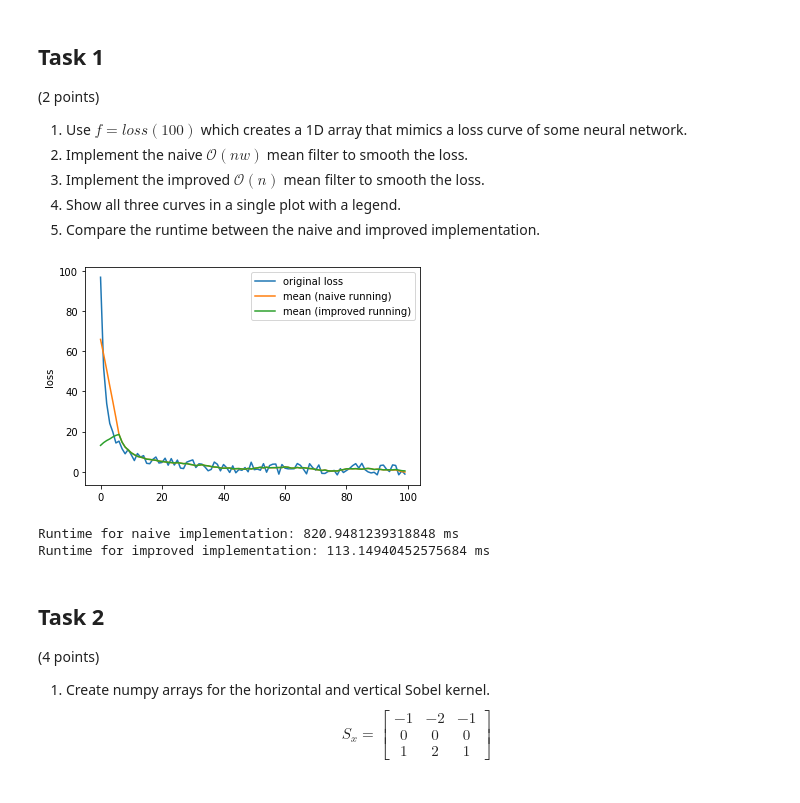
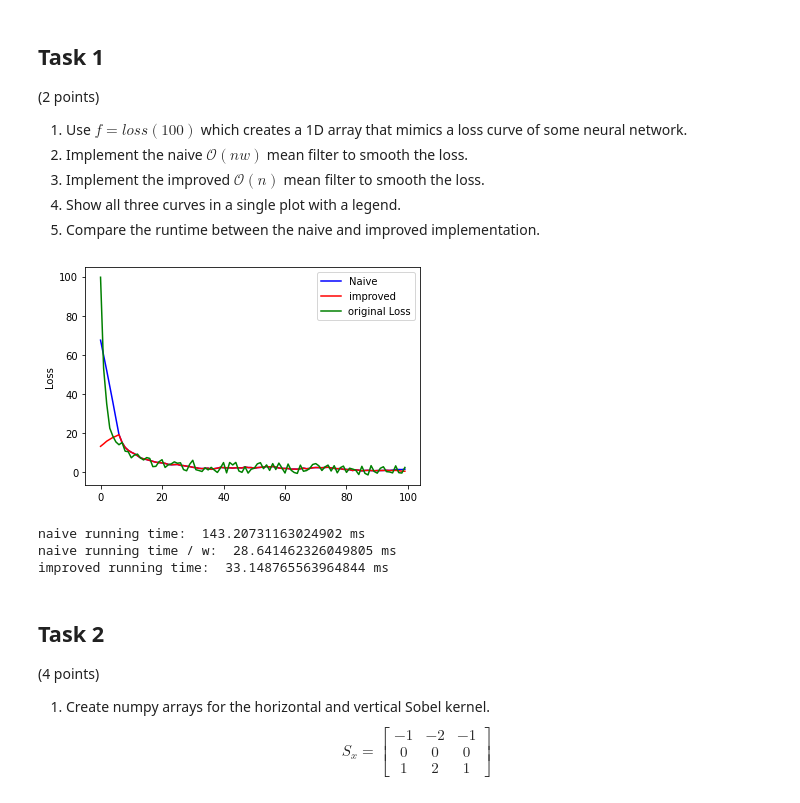
Before and after one commit to sweber31/3dcv-students, a Jupyter notebook: 2.0-tl-image-filter.ipynb, the cells around one changed output. Drawn from its saved outputs; the diff is of its cells as text; code cells hidden in the pictures.

```diff
--- a/2.0-tl-image-filter.ipynb
+++ b/2.0-tl-image-filter.ipynb
@@ -28,7 +27,9 @@ import random
 def loss(n):
     return 1.0 / (0.01 * (np.arange(0, n) + 1)) + 3.0 * np.random.uniform(-1.00, 1.00, n)
 
-fs = loss(100)
+# TODO: generate f with loss helper function
+
+f = loss(100)
 
 # 2.
 def naive_running_mean(f, w):
@@ -38,65 +39,73 @@ def naive_running_mean(f, w):
     f -- contains the values
     w -- window size
     '''
+    f_mean= np.zeros(len(f))
 
-    g = np.zeros(len(f))
-    for x in range(len(f)):
-        sum = 0
-        for xp in range(x - w, x + w + 1):
-            # edge cases:
-            if xp >= len(f):
-                xp = len(f)-1
-            elif xp < 0:
-                xp = 0
+    for i in range(len(f)):
+        f_sum = 0
+        for j in range(i-w,i+w+1):
+            if j<0:                      #clamp padding
+                f_sum = f_sum + f[0]
+            elif j >= len(f):
+                f_sum = f_sum + f[len(f)-1]
+            else:
+                f_sum = f_sum + f[j]
 
-            sum += f[xp]
-            g[x] = sum / (2 * w + 1)
+        f_mean[i] = f_sum/(2*w+1)
 
-    return g
+    return f_mean
 
 # 3.
 def improved_running_mean(f, w):
     '''
     Apply the improved running mean filter and return the smoothed values.
 
     f -- contains the values
     w -- window size
     '''
 
     f_tilde = np.cumsum(f)
     g = np.zeros(len(f))
-    for x in range(len(f)):
-        g[x] = (f_tilde[min(x+w,len(f)-1)] - f_tilde[max(x-w-1,0)]) / (2*w+1)
+
+    for i in range(len(f)):
+        if i-w-1<0:                                                      #clamp padding
+            g[i] = (f_tilde[i+w]-f_tilde[0])/(2*w+1)
+        elif i+w >= len(f):
+            g[i] = (f_tilde[len(f)-1]-f_tilde[i-w-1])/(2*w+1)
+        else:
+            g[i] = (f_tilde[i+w]-f_tilde[i-w-1])/(2*w+1)
 
     return g
 
 # 4.
 ws = 5
-plt.figure()
-plt.plot(fs, label='original loss')
-plt.plot(naive_running_mean(fs, ws), label='mean (naive running)')
-plt.plot(improved_running_mean(fs, ws), label='mean (improved running)')
-plt.ylabel('loss')
+
+# TODO: Plot all three curves in a single plot
+plt.plot(np.arange(len(f)),naive_running_mean(f,ws),color="blue",label="Naive")
+plt.plot(np.arange(len(f)),improved_running_mean(f,ws),color="red",label="improved")
+plt.plot(np.arange(len(f)),f, label="original Loss",color="green")
 plt.legend()
+plt.ylabel("Loss")
 plt.show()
 
 # 5.
-ws = 5
-fs = loss(10**5)
+# TODO: Measure and print the runtime of both methods in Milliseconds
+f= loss(10000)
+t_start = time.time()
+naive_running_mean(f,ws)
+t_stop = time.time()
+print("naive running time: ", (t_stop-t_start)*1000,"ms")
+print("naive running time / w: ", (t_stop-t_start)*1000/ws,"ms")
 
 t_start = time.time()
-naive_running_mean(fs, ws)
-t_end = time.time()
-print('Runtime for naive implementation: {} ms'.format((t_end - t_start)*1000))
-
-t_start = time.time()
-improved_running_mean(fs, ws)
-t_end = time.time()
-print('Runtime for improved implementation: {} ms'.format((t_end - t_start)*1000))
+improved_running_mean(f,ws)
+t_stop = time.time()
+print("improved running time: ", (t_stop-t_start)*1000,"ms")
 # %% [output]
-[figure, old version]
+[figure, new version]
-Runtime for naive implementation: 820.9481239318848 ms
-Runtime for improved implementation: 113.14940452575684 ms
+naive running time:  143.20731163024902 ms
+naive running time / w:  28.641462326049805 ms
+improved running time:  33.148765563964844 ms
 # %% [markdown]
 ## Task 2
 (4 points)
```
Also changed, not shown: parts of 10 cells of this notebook.
